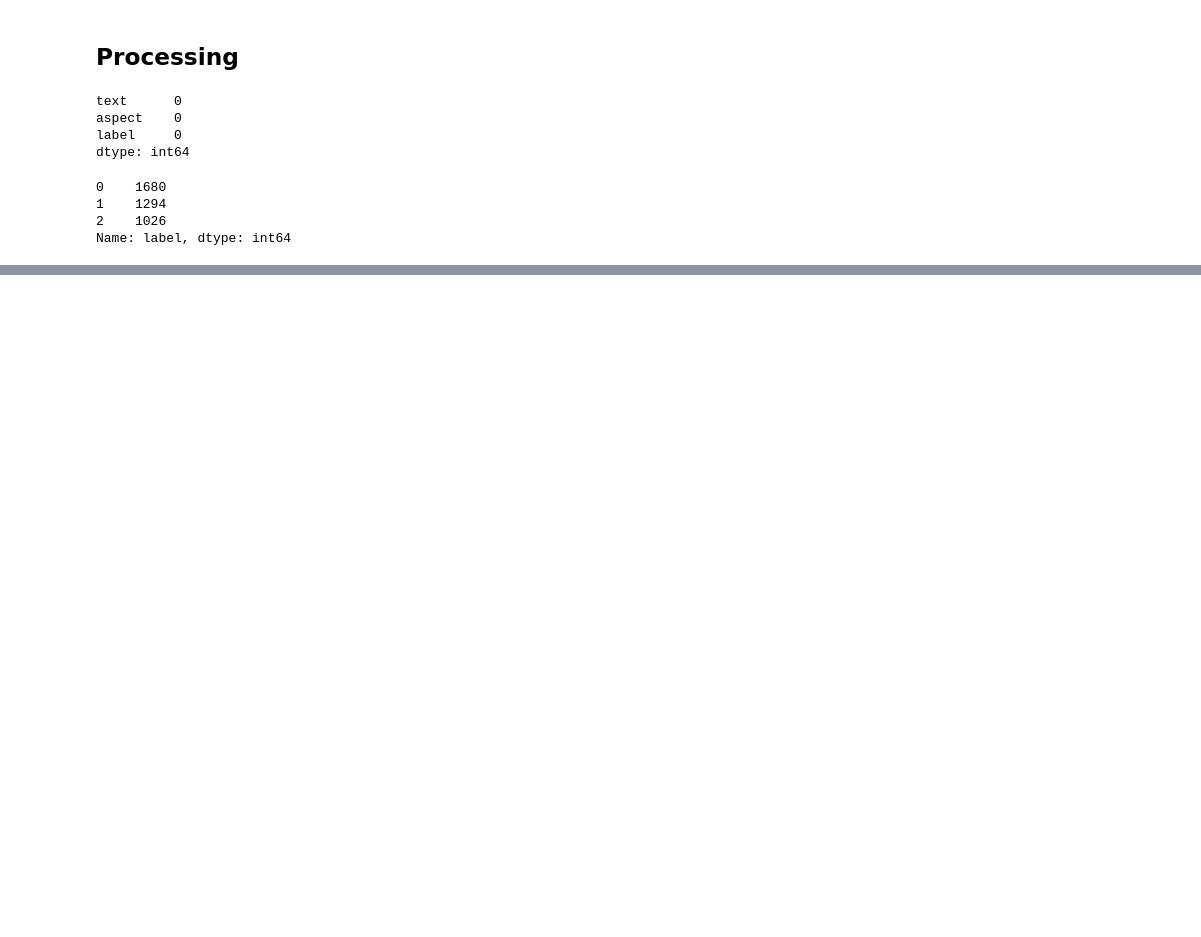
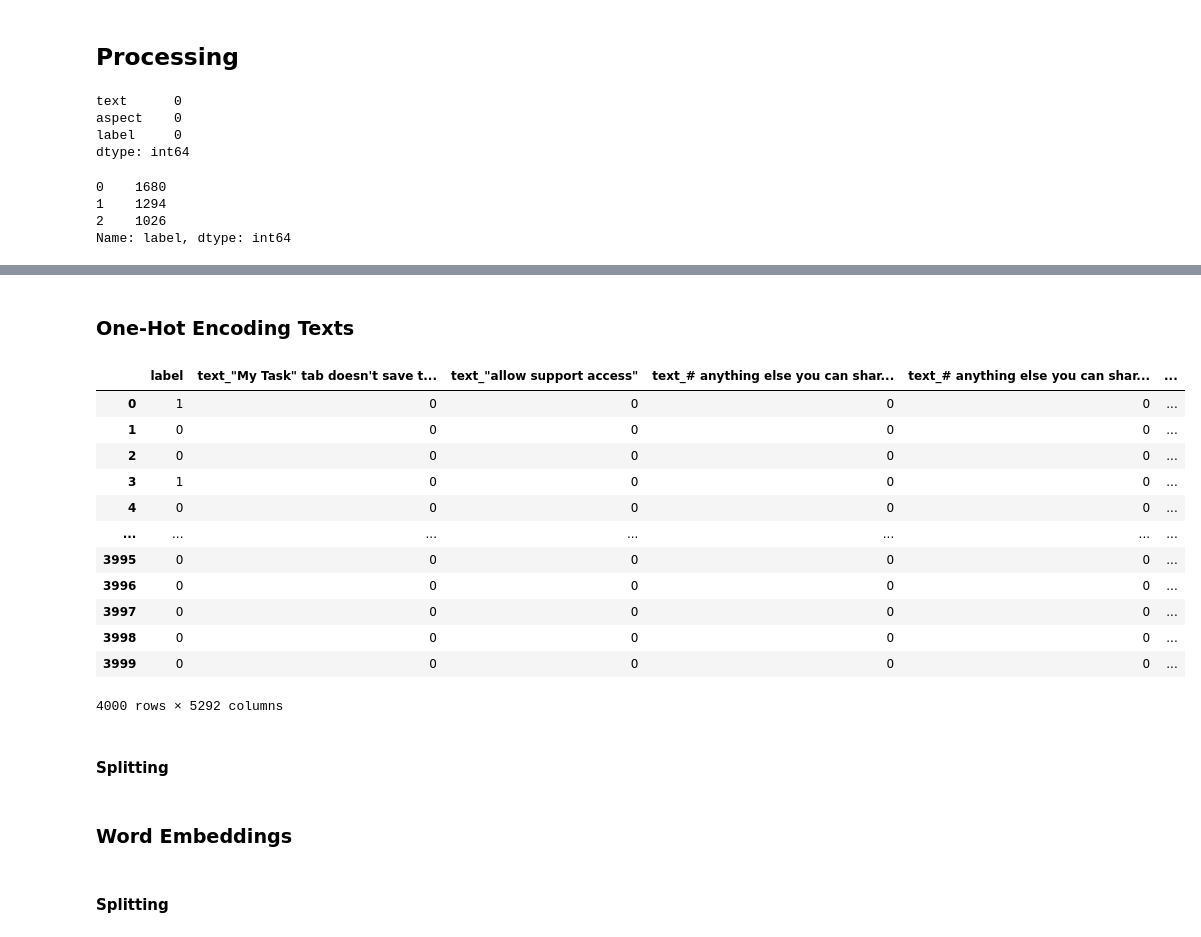
Before and after one commit to ProsperChuks/Customer-Sentiment-Analysis, a Jupyter notebook: absa/notebooks/base.ipynb, the cells around one changed output, grey strips where cells are left out. Saved outputs shown, nothing was run; the diff lists cells and outputs as text; code cells hidden in the pictures; blank space fills up the shorter version.

Commit message:
word embedding vs one hot encoding

```diff
--- a/absa/notebooks/base.ipynb
+++ b/absa/notebooks/base.ipynb
@@ -41,0 +35,21 @@ No empty columns found, &nbsp;and </br> Classes look pretty balanced
+# %% [markdown]
+### One-Hot Encoding Texts
+# %%
+enc_train_data = pd.get_dummies(train_data, columns=['text', 'aspect'])
+enc_train_data
+# %% [output]
+|  | label | text_"My Task" tab doesn't save t... | text_"allow support access" | text_# anything else you can shar... | text_# anything else you can shar... | ... |
+| 0 | 1 | 0 | 0 | 0 | 0 | ... |
+| 1 | 0 | 0 | 0 | 0 | 0 | ... |
+| 2 | 0 | 0 | 0 | 0 | 0 | ... |
+| 3 | 1 | 0 | 0 | 0 | 0 | ... |
+| 4 | 0 | 0 | 0 | 0 | 0 | ... |
+| ... | ... | ... | ... | ... | ... | ... |
+| 3995 | 0 | 0 | 0 | 0 | 0 | ... |
+| 3996 | 0 | 0 | 0 | 0 | 0 | ... |
+| 3997 | 0 | 0 | 0 | 0 | 0 | ... |
+| 3998 | 0 | 0 | 0 | 0 | 0 | ... |
+| 3999 | 0 | 0 | 0 | 0 | 0 | ... |
+4000 rows × 5292 columns
+# %% [markdown]
+#### Splitting
@@ -41,0 +61,4 @@ No empty columns found, &nbsp;and </br> Classes look pretty balanced
+# %% [markdown]
+### Word Embeddings
+# %% [markdown]
+#### Splitting
```
Also changed, not shown: parts of 9 cells of this notebook, 3 other files.
